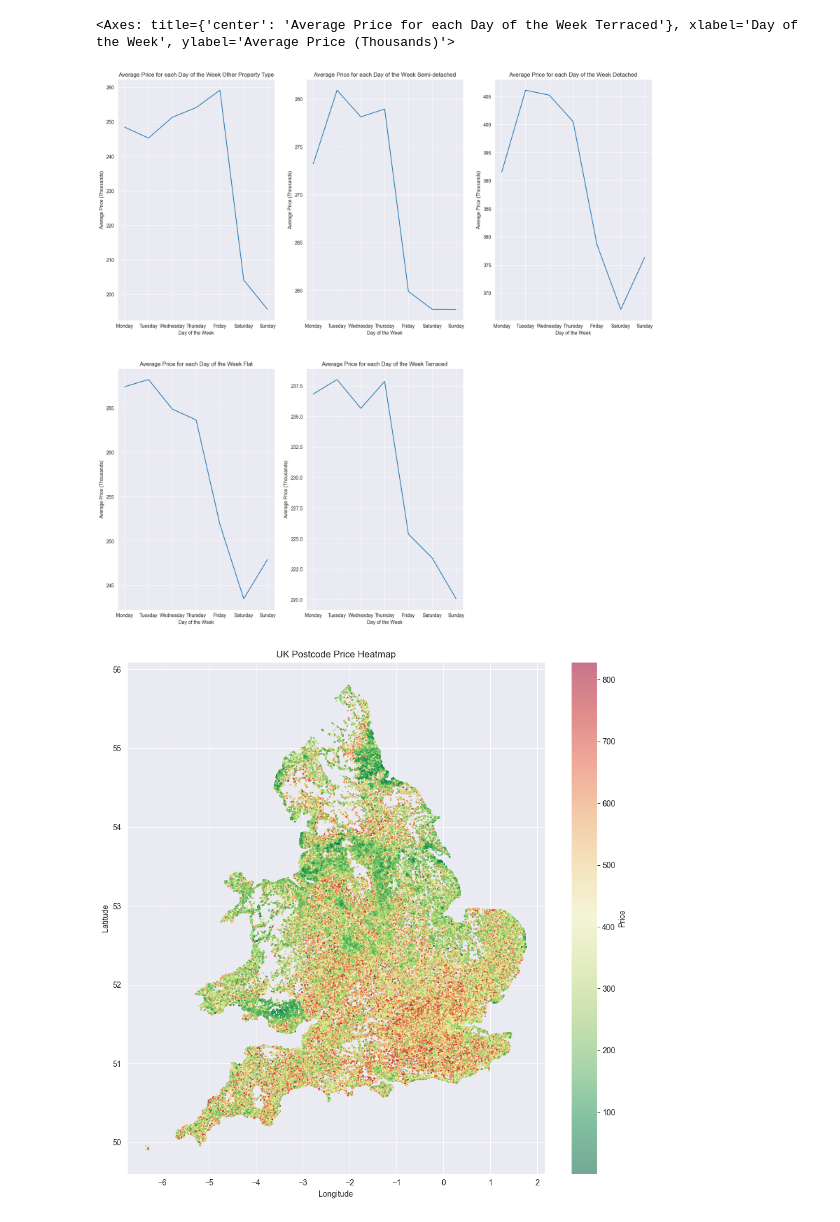
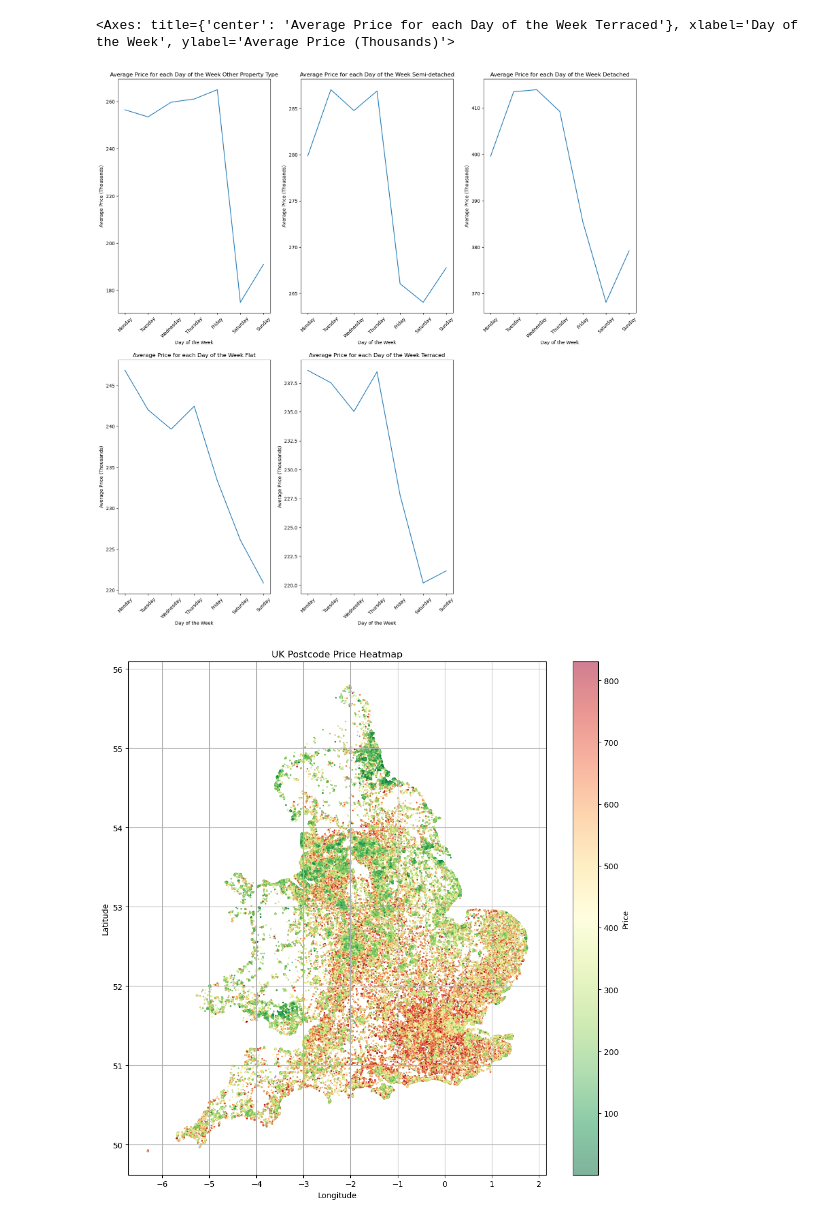
Before and after one commit to Tom-Kerrison/Housing-Price-Predictor, a Jupyter notebook: EDA.ipynb, the cells around one changed output. Cells and saved outputs as stored; diff of their text form; code cells hidden in the pictures.

```diff
--- a/EDA.ipynb
+++ b/EDA.ipynb
@@ -1,5 +1,5 @@
 # %%
 import pandas as pd
-df = pd.read_csv('ETL_Final.csv')
+df = pd.read_csv('FFE_Final.csv')
 print(df.shape)
 # %% [output]
@@ -291,11 +289,11 @@ sns.lineplot(x='Day of the Week', y='Average Price (Thousands)', data=oth_prop,
 # %%
-sd_prop = no_outliers_df[no_outliers_df['Semi-detached'] == 1].groupby('Day of the Week')['Price (Thousands)'].mean().reset_index()
+sd_prop = df[df['Semi-detached'] == 1].groupby('Day of the Week')['Price (Thousands)'].mean().reset_index()
 sd_prop.columns = ['Day of the Week', 'Average Price (Thousands)']
-det_prop = no_outliers_df[no_outliers_df['Detached'] == 1].groupby('Day of the Week')['Price (Thousands)'].mean().reset_index()
+det_prop = df[df['Detached'] == 1].groupby('Day of the Week')['Price (Thousands)'].mean().reset_index()
 det_prop.columns = ['Day of the Week', 'Average Price (Thousands)']
-flt_prop = no_outliers_df[no_outliers_df['Flat'] == 1].groupby('Day of the Week')['Price (Thousands)'].mean().reset_index()
+flt_prop = df[df['Flat'] == 1].groupby('Day of the Week')['Price (Thousands)'].mean().reset_index()
 flt_prop.columns = ['Day of the Week', 'Average Price (Thousands)']
-ter_prop = no_outliers_df[no_outliers_df['Terraced'] == 1].groupby('Day of the Week')['Price (Thousands)'].mean().reset_index()
+ter_prop = df[df['Terraced'] == 1].groupby('Day of the Week')['Price (Thousands)'].mean().reset_index()
 ter_prop.columns = ['Day of the Week', 'Average Price (Thousands)']
 
 sd_prop['Day of the Week'] = sd_prop['Day of the Week'].map(day_names)
@@ -311,6 +309,12 @@ ax2 = fig.add_subplot(2,3,3)
 ax3 = fig.add_subplot(2,3,4)
 ax4 = fig.add_subplot(2,3,5)
 
+ax0.tick_params(axis='x', rotation=45)
+ax1.tick_params(axis='x', rotation=45)
+ax2.tick_params(axis='x', rotation=45)
+ax3.tick_params(axis='x', rotation=45)
+ax4.tick_params(axis='x', rotation=45)
+
 ax0.set_title('Average Price for each Day of the Week Other Property Type')
 ax1.set_title('Average Price for each Day of the Week Semi-detached')
 ax2.set_title('Average Price for each Day of the Week Detached')
@@ -324,27 +328,27 @@ sns.lineplot(x='Day of the Week', y='Average Price (Thousands)', data=flt_prop,
 sns.lineplot(x='Day of the Week', y='Average Price (Thousands)', data=ter_prop, ax=ax4)
 # %% [output]
 <Axes: title={'center': 'Average Price for each Day of the Week Terraced'}, xlabel='Day of the Week', ylabel='Average Price (Thousands)'>
-[figure, old version]
+[figure, new version]
 # %%
 import matplotlib.pyplot as plt
 
 plt.figure(figsize=(10, 10))
 
 plt.scatter(
-    no_outliers_df['LONG'],
-    no_outliers_df['LAT'],
-    c=no_outliers_df['Price (Thousands)'],
+    df['LONG'],
+    df['LAT'],
+    c=df['Price (Thousands)'],
     cmap='RdYlGn_r',
     s=1,
     alpha=0.5
 )
 
 plt.colorbar(label='Price')
 plt.xlabel('Longitude')
 plt.ylabel('Latitude')
 plt.title('UK Postcode Price Heatmap')
 plt.grid(True)
 plt.tight_layout()
 plt.show()
 # %% [output]
-[figure, old version]
+[figure, new version]
```
Also changed, not shown: parts of 23 cells of this notebook, 1 other file.
